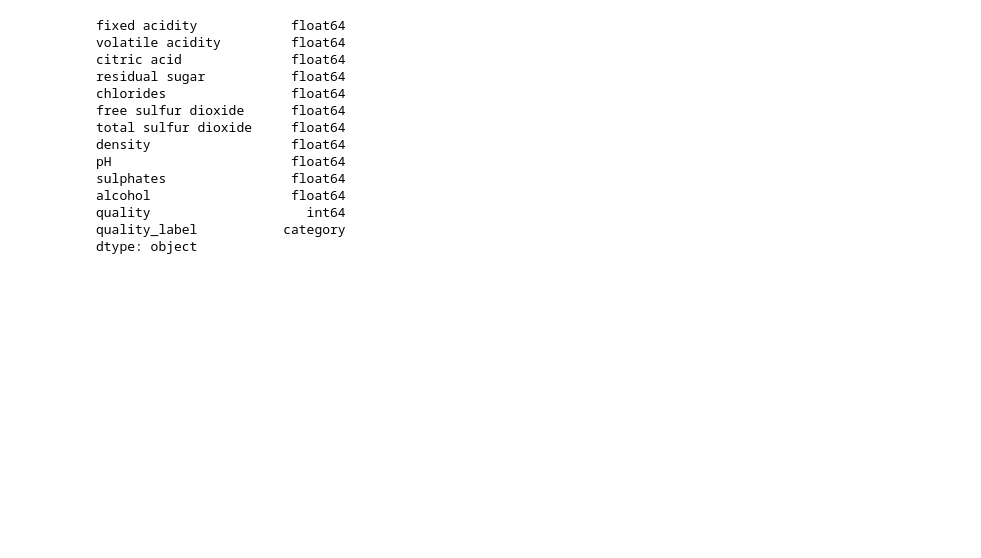
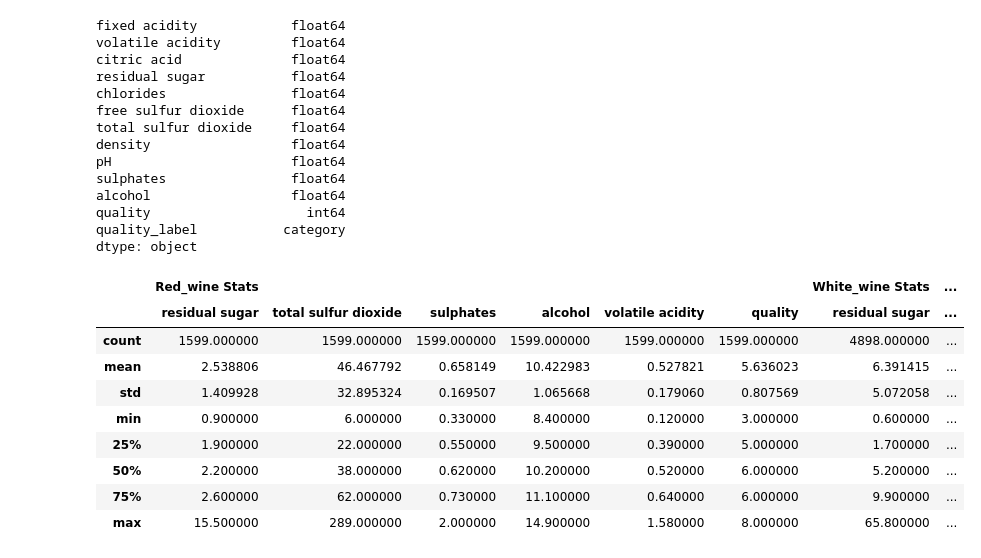
Before and after one commit to Godwin-Oti/Wine-Type-Analysis-and-Quality-Prediction-, a Jupyter notebook: Winery_project.ipynb, the cells around one changed output. Drawn from its saved outputs; the diff is of its cells as text; code cells hidden in the pictures; blank space fills up the shorter version.

```diff
--- a/Winery_project.ipynb
+++ b/Winery_project.ipynb
@@ -261,3 +261,16 @@ alcohol                  float64
 quality                    int64
 quality_label           category
 dtype: object
+# %%
+pd.concat([red_wine[["residual sugar","total sulfur dioxide","sulphates","alcohol","volatile acidity","quality"]].describe(),white_wine[["residual sugar","total sulfur dioxide","sulphates","alcohol","volatile acidity","quality"]].describe()], axis=1, keys=["Red_Wine Statistics","White_Wine Statistics"])
+# %% [output]
+|  | Red_wine Stats |  |  |  |  |  | White_wine Stats | ... |
+|  | residual sugar | total sulfur dioxide | sulphates | alcohol | volatile acidity | quality | residual sugar | ... |
+| count | 1599.000000 | 1599.000000 | 1599.000000 | 1599.000000 | 1599.000000 | 1599.000000 | 4898.000000 | ... |
+| mean | 2.538806 | 46.467792 | 0.658149 | 10.422983 | 0.527821 | 5.636023 | 6.391415 | ... |
+| std | 1.409928 | 32.895324 | 0.169507 | 1.065668 | 0.179060 | 0.807569 | 5.072058 | ... |
+| min | 0.900000 | 6.000000 | 0.330000 | 8.400000 | 0.120000 | 3.000000 | 0.600000 | ... |
+| 25% | 1.900000 | 22.000000 | 0.550000 | 9.500000 | 0.390000 | 5.000000 | 1.700000 | ... |
+| 50% | 2.200000 | 38.000000 | 0.620000 | 10.200000 | 0.520000 | 6.000000 | 5.200000 | ... |
+| 75% | 2.600000 | 62.000000 | 0.730000 | 11.100000 | 0.640000 | 6.000000 | 9.900000 | ... |
+| max | 15.500000 | 289.000000 | 2.000000 | 14.900000 | 1.580000 | 8.000000 | 65.800000 | ... |
```
Also changed, not shown: parts of 2 cells of this notebook, 3 other files.
